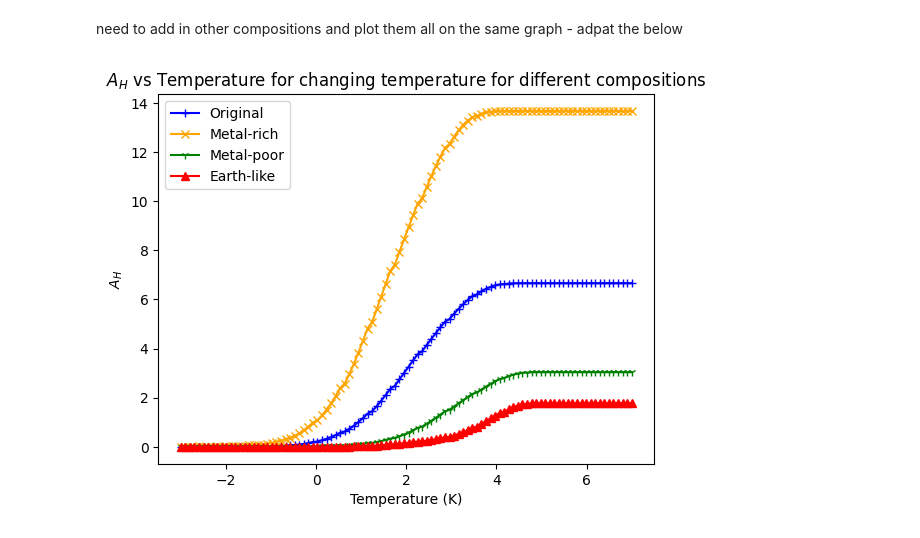
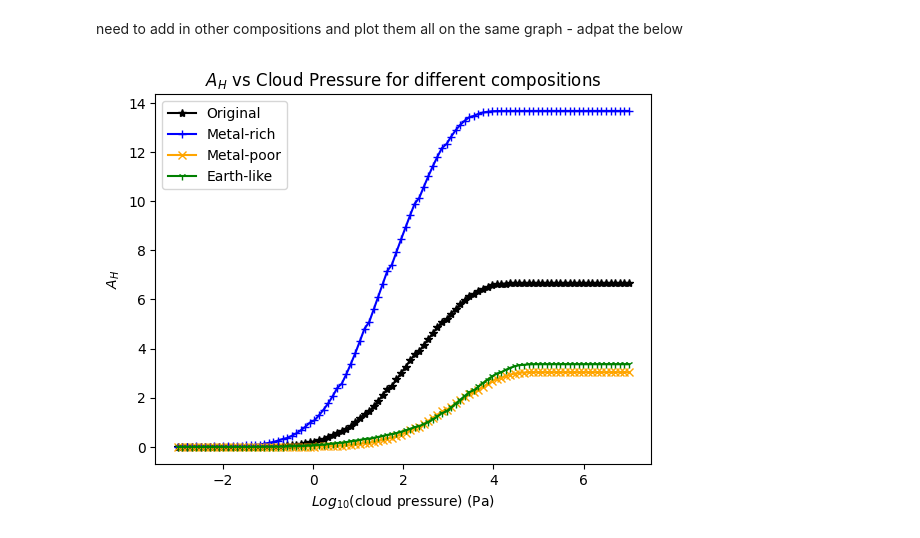
Before and after one commit to JackDavidMaher/Group-Studies---Exoplanets, a Jupyter notebook: Notebooks/Evelyn3.ipynb, the cells around one changed output. Cells and saved outputs as stored; diff of their text form; code cells hidden in the pictures.

Commit message:
more analysis on compositions

```diff
--- a/Notebooks/Evelyn3.ipynb
+++ b/Notebooks/Evelyn3.ipynb
@@ -1012,10 +1013,10 @@ while rowCount < len(planetaryParameters):
 
         # First, set up a dictionary which will contain all the log mixing ratios, and input the abundances of all molecules except H2 and He
         logX = dict()
-        logX['h2o'] = -2.5
-        logX['ch4'] = -5.74
-        logX['co'] = -7.0
-        logX['co2'] = -3.38
+        logX['h2o'] = -1.3
+        logX['ch4'] = -5.71
+        logX['co'] = -7.05
+        logX['co2'] = -3.37
         #Earth-like
 
         ## We'll also need to know the mean molecular weights of each molecule (here in units of amu) ##
@@ -1235,15 +1223,15 @@ plt.show()
 # %% [markdown]
 need to add in other compositions and plot them all on the same graph - adpat the below
 # %%
-plt.plot(np.log10(pval_original), A_H_original, linestyle='-', color='blue', label="Original", marker='+')
-plt.plot(np.log10(pval_rich), A_H_rich, linestyle='-', color='orange', label="Metal-rich", marker='x')
-plt.plot(np.log10(pval_poor), A_H_poor, linestyle='-', color='green', label="Metal-poor", marker='1')
-plt.plot(np.log10(pval_earth), A_H_earth, linestyle='-', color='red', label="Earth-like", marker='^')
+plt.plot(np.log10(pval_original), A_H_original, linestyle='-', color='black', label="Original", marker='*')
+plt.plot(np.log10(pval_rich), A_H_rich, linestyle='-', color='blue', label="Metal-rich", marker='+')
+plt.plot(np.log10(pval_poor), A_H_poor, linestyle='-', color='orange', label="Metal-poor", marker='x')
+plt.plot(np.log10(pval_earth), A_H_earth, linestyle='-', color='green', label="Earth-like", marker='1')
 
-plt.xlabel("Temperature (K)")
+plt.xlabel('$Log_{10}$(cloud pressure) (Pa)')
 plt.ylabel("$A_{H}$")
-plt.title('$A_{H}$ vs Temperature for changing temperature for different compositions')
+plt.title('$A_{H}$ vs Cloud Pressure for different compositions')
 plt.legend()
 plt.show()
 # %% [output]
-[figure, old version]
+[figure, new version]
```
Also changed, not shown: parts of 2 cells of this notebook, 2 other files.
